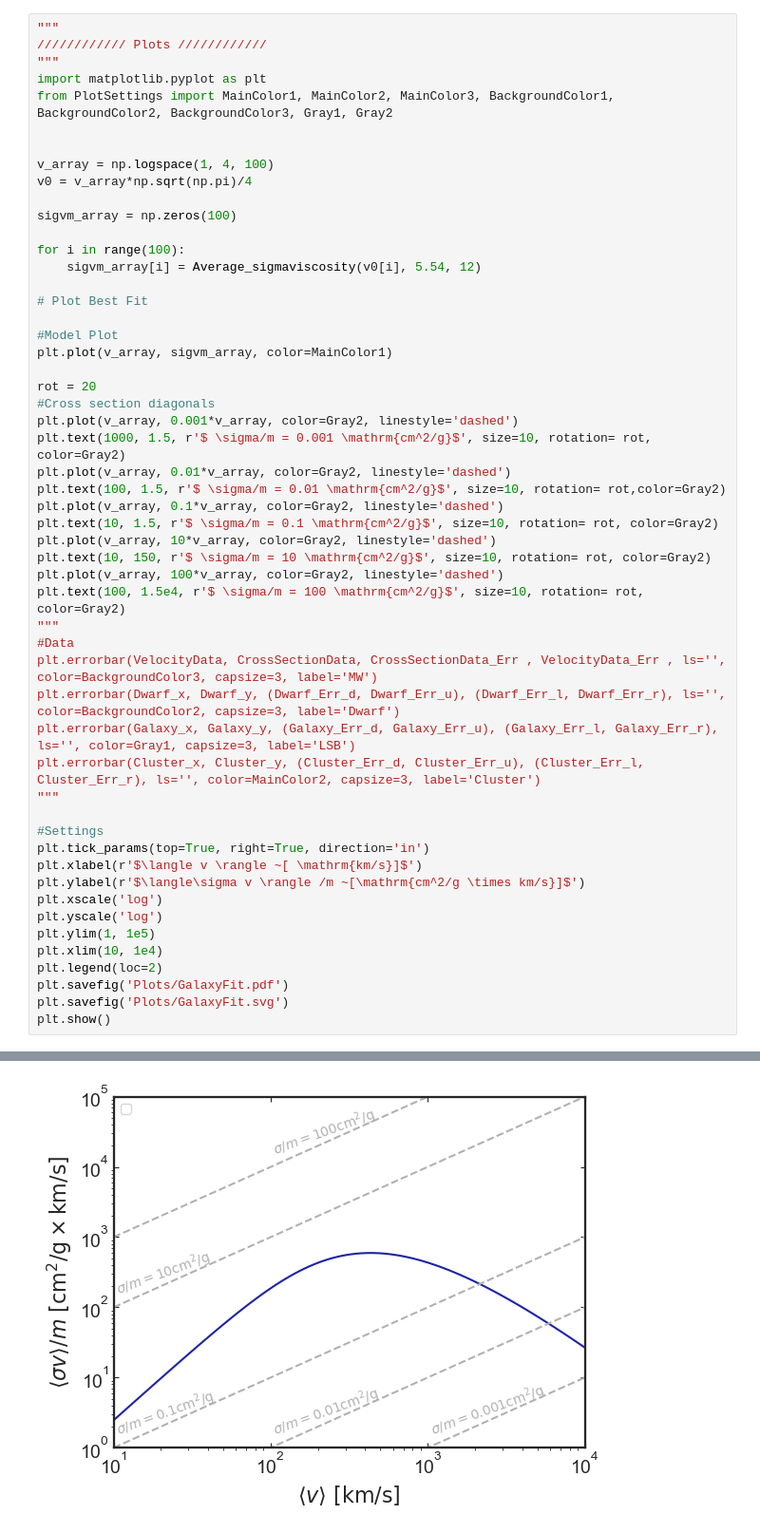
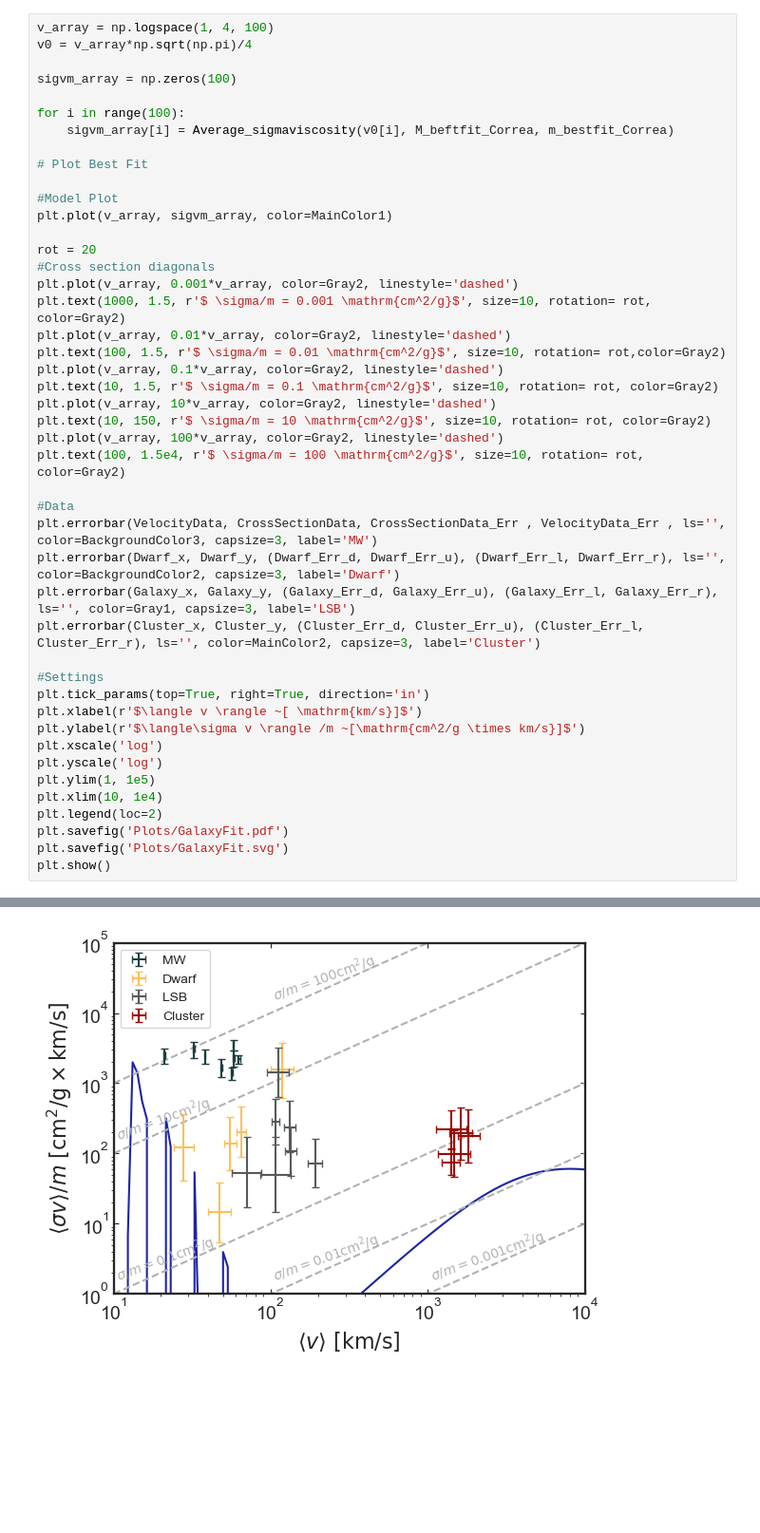
Before and after one commit to nigomezcr/Leptophilic-Atlas-Repo, a Jupyter notebook: DarkMatterFits.ipynb, the cells around one changed output, grey strips where cells are left out. Shown at 95% size. Drawn from its saved outputs; the diff is of its cells as text; blank space fills up the shorter version.

```diff
--- a/DarkMatterFits.ipynb
+++ b/DarkMatterFits.ipynb
@@ -66,18 +89,11 @@ Chi-squared: 486541.8941828387
 # %%
-"""
-//////////// Plots ////////////
-"""
-import matplotlib.pyplot as plt
-from PlotSettings import MainColor1, MainColor2, MainColor3, BackgroundColor1, BackgroundColor2, BackgroundColor3, Gray1, Gray2
-
-
 v_array = np.logspace(1, 4, 100)
 v0 = v_array*np.sqrt(np.pi)/4
 
 sigvm_array = np.zeros(100)
 
 for i in range(100):
-    sigvm_array[i] = Average_sigmaviscosity(v0[i], 5.54, 12)
+    sigvm_array[i] = Average_sigmaviscosity(v0[i], M_beftfit_Correa, m_bestfit_Correa)
 
 # Plot Best Fit
 
@@ -96,13 +112,12 @@ plt.plot(v_array, 10*v_array, color=Gray2, linestyle='dashed')
 plt.text(10, 150, r'$ \sigma/m = 10 \mathrm{cm^2/g}$', size=10, rotation= rot, color=Gray2)
 plt.plot(v_array, 100*v_array, color=Gray2, linestyle='dashed')
 plt.text(100, 1.5e4, r'$ \sigma/m = 100 \mathrm{cm^2/g}$', size=10, rotation= rot, color=Gray2)
-"""
+
 #Data
 plt.errorbar(VelocityData, CrossSectionData, CrossSectionData_Err , VelocityData_Err , ls='', color=BackgroundColor3, capsize=3, label='MW')
 plt.errorbar(Dwarf_x, Dwarf_y, (Dwarf_Err_d, Dwarf_Err_u), (Dwarf_Err_l, Dwarf_Err_r), ls='', color=BackgroundColor2, capsize=3, label='Dwarf')
 plt.errorbar(Galaxy_x, Galaxy_y, (Galaxy_Err_d, Galaxy_Err_u), (Galaxy_Err_l, Galaxy_Err_r), ls='', color=Gray1, capsize=3, label='LSB')
 plt.errorbar(Cluster_x, Cluster_y, (Cluster_Err_d, Cluster_Err_u), (Cluster_Err_l, Cluster_Err_r), ls='', color=MainColor2, capsize=3, label='Cluster')
-"""
 
 #Settings
 plt.tick_params(top=True, right=True, direction='in')
@@ -126 +143 @@ No artists with labels found to put in legend.  Note that artists whose label st
-[figure, old version]
+[figure, new version]
```
Also changed, not shown: parts of 9 cells of this notebook, 2 other files.
